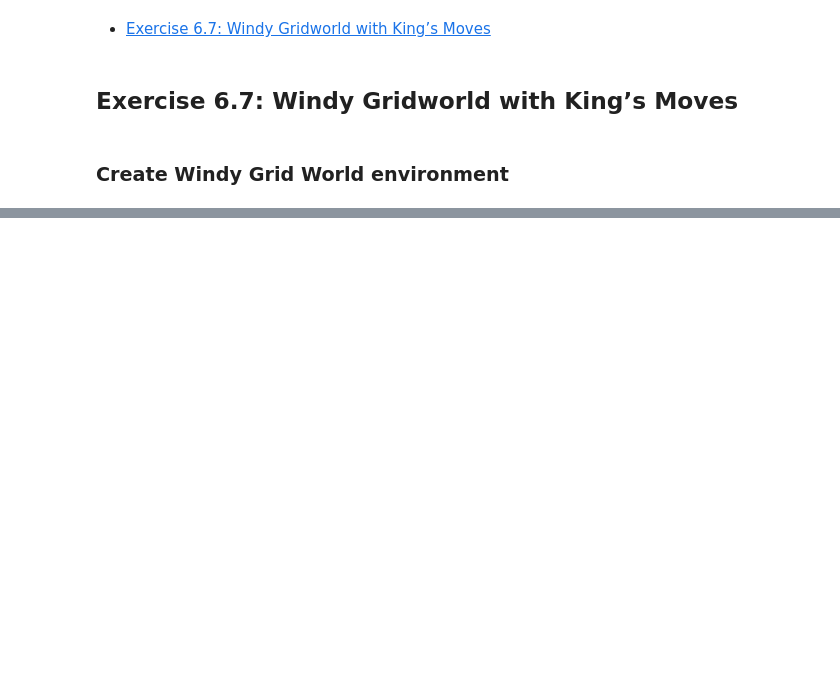
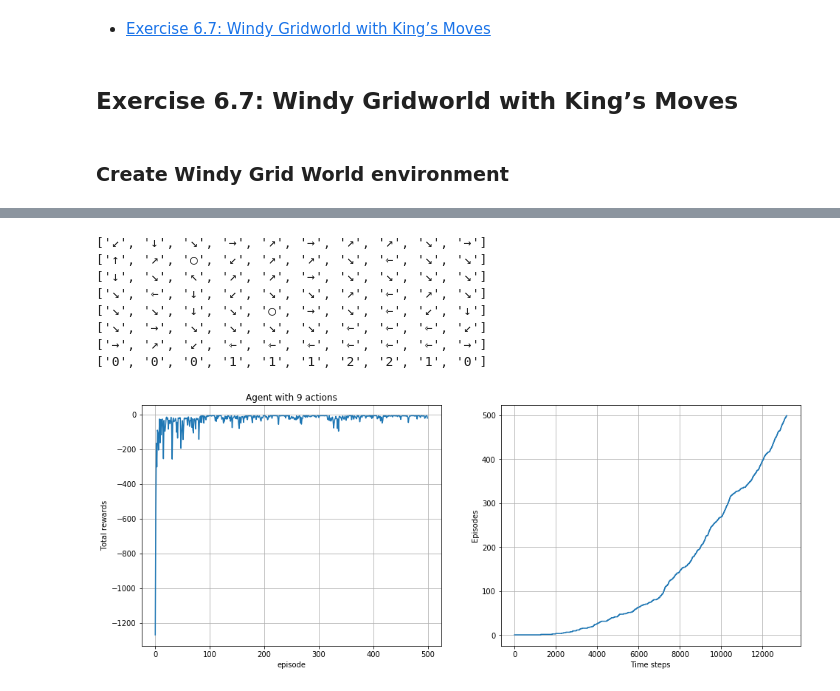
Before and after one commit to regata/rl-book, a Jupyter notebook: ch6.ipynb, the cells around one changed output, grey strips where cells are left out. Drawn from its saved outputs; the diff is of its cells as text; code cells hidden in the pictures; blank space fills up the shorter version.

```diff
--- a/ch6.ipynb
+++ b/ch6.ipynb
@@ -61,0 +211,13 @@ class SarsaAgent(object):
+# %%
+agent9 = SarsaAgent(world, actions9)
+evaluate(agent9, 'Agent with 9 actions')
+# %% [output]
+['↙', '↓', '↘', '→', '↗', '→', '↗', '↗', '↘', '→']
+['↑', '↗', '○', '↙', '↗', '↗', '↘', '⇽', '↘', '↘']
+['↓', '↘', '↖', '↗', '↗', '→', '↘', '↘', '↘', '↘']
+['↘', '⇽', '↓', '↙', '↘', '↘', '↗', '⇽', '↗', '↘']
+['↘', '↘', '↓', '↘', '○', '→', '↘', '⇽', '↙', '↓']
+['↘', '→', '↘', '↘', '↘', '↘', '⇽', '⇽', '⇽', '↙']
+['→', '↗', '↙', '⇽', '⇽', '⇽', '⇽', '⇽', '⇽', '→']
+['0', '0', '0', '1', '1', '1', '2', '2', '1', '0']
+[figure, added]
```
Also changed, not shown: parts of 15 cells of this notebook.
